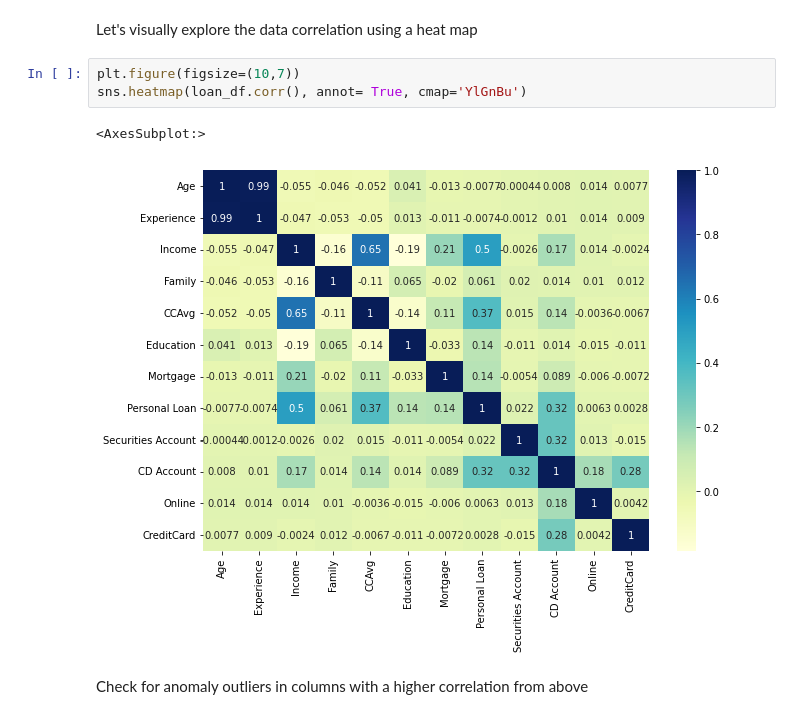
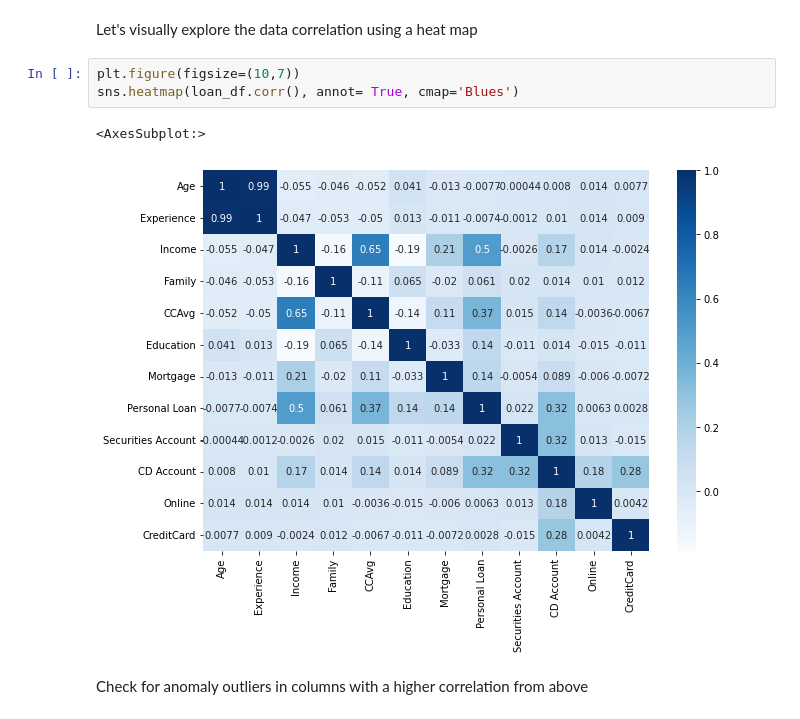
Before and after one commit to ewang58/Personal-Loan-Analysis, a Jupyter notebook: Code/Finance_data_analysis.ipynb, the cells around one changed output. Saved outputs shown, nothing was run; the diff lists cells and outputs as text.

```diff
--- a/Code/Finance_data_analysis.ipynb
+++ b/Code/Finance_data_analysis.ipynb
@@ -90,10 +90,10 @@ loan_df.head()
 Let's visually explore the data correlation using a heat map
 # %%
 plt.figure(figsize=(10,7))
-sns.heatmap(loan_df.corr(), annot= True, cmap='YlGnBu')
+sns.heatmap(loan_df.corr(), annot= True, cmap='Blues')
 # %% [output]
 <AxesSubplot:>
-[figure, old version]
+[figure, new version]
 # %% [markdown]
 Check for anomaly outliers in columns with a higher correlation from above
 # %%
```
